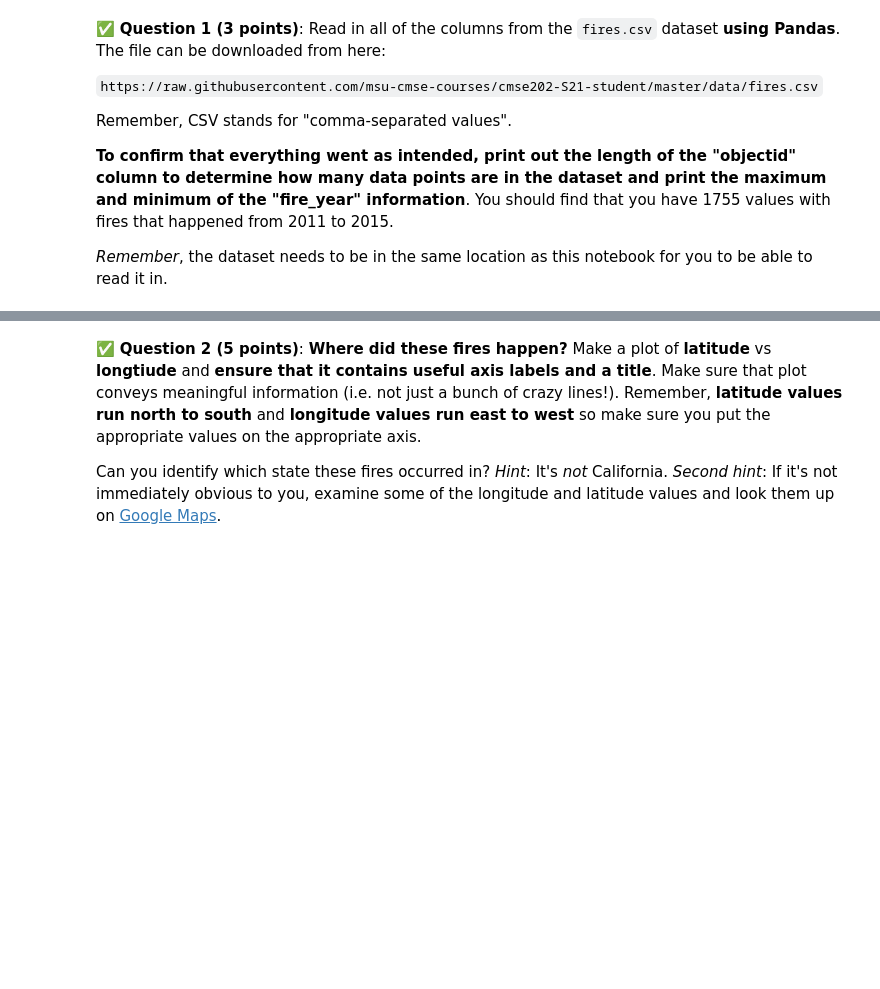
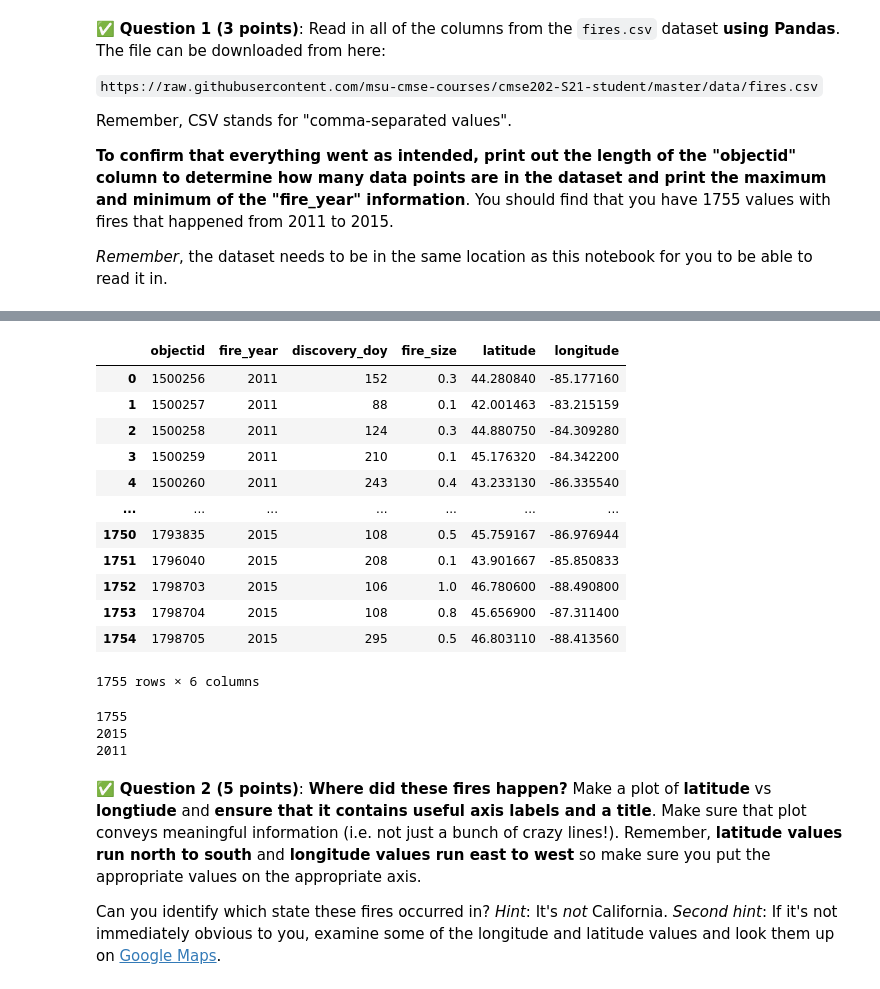
Before and after one commit to austynoberlin/cmse202-s21-turnin, a Jupyter notebook: hw-02/HW-02_PandasReviewAndPythonObjects-STUDENT.ipynb, the cells around one changed output, grey strips where cells are left out. Cells and saved outputs as stored; diff of their text form; code cells hidden in the pictures; blank space fills up the shorter version.

```diff
--- a/hw-02/HW-02_PandasReviewAndPythonObjects-STUDENT.ipynb
+++ b/hw-02/HW-02_PandasReviewAndPythonObjects-STUDENT.ipynb
@@ -72,5 +81,30 @@ Remember, CSV stands for "comma-separated values".
 # %%
 # Put your code here
+import pandas as pd
+fires = pd.read_csv('fires.csv')
+fires
+# %% [output]
+|  | objectid | fire_year | discovery_doy | fire_size | latitude | longitude |
+| 0 | 1500256 | 2011 | 152 | 0.3 | 44.280840 | -85.177160 |
+| 1 | 1500257 | 2011 | 88 | 0.1 | 42.001463 | -83.215159 |
+| 2 | 1500258 | 2011 | 124 | 0.3 | 44.880750 | -84.309280 |
+| 3 | 1500259 | 2011 | 210 | 0.1 | 45.176320 | -84.342200 |
+| 4 | 1500260 | 2011 | 243 | 0.4 | 43.233130 | -86.335540 |
+| ... | ... | ... | ... | ... | ... | ... |
+| 1750 | 1793835 | 2015 | 108 | 0.5 | 45.759167 | -86.976944 |
+| 1751 | 1796040 | 2015 | 208 | 0.1 | 43.901667 | -85.850833 |
+| 1752 | 1798703 | 2015 | 106 | 1.0 | 46.780600 | -88.490800 |
+| 1753 | 1798704 | 2015 | 108 | 0.8 | 45.656900 | -87.311400 |
+| 1754 | 1798705 | 2015 | 295 | 0.5 | 46.803110 | -88.413560 |
+1755 rows × 6 columns
+# %%
+print(len(fires.objectid))
+print(max(fires.fire_year))
+print(min(fires.fire_year))
+# %% [output]
+1755
+2015
+2011
 # %% [markdown]
 &#9989; **Question 2 (5 points)**: **Where did these fires happen?** Make a plot of **latitude** vs **longtiude** and **ensure that it contains useful axis labels and a title**. Make sure that plot conveys meaningful information (i.e. not just a bunch of crazy lines!). Remember, **latitude values run north to south** and **longitude values run east to west** so make sure you put the appropriate values on the appropriate axis.
 
```
Also changed, not shown: parts of 19 cells of this notebook.
